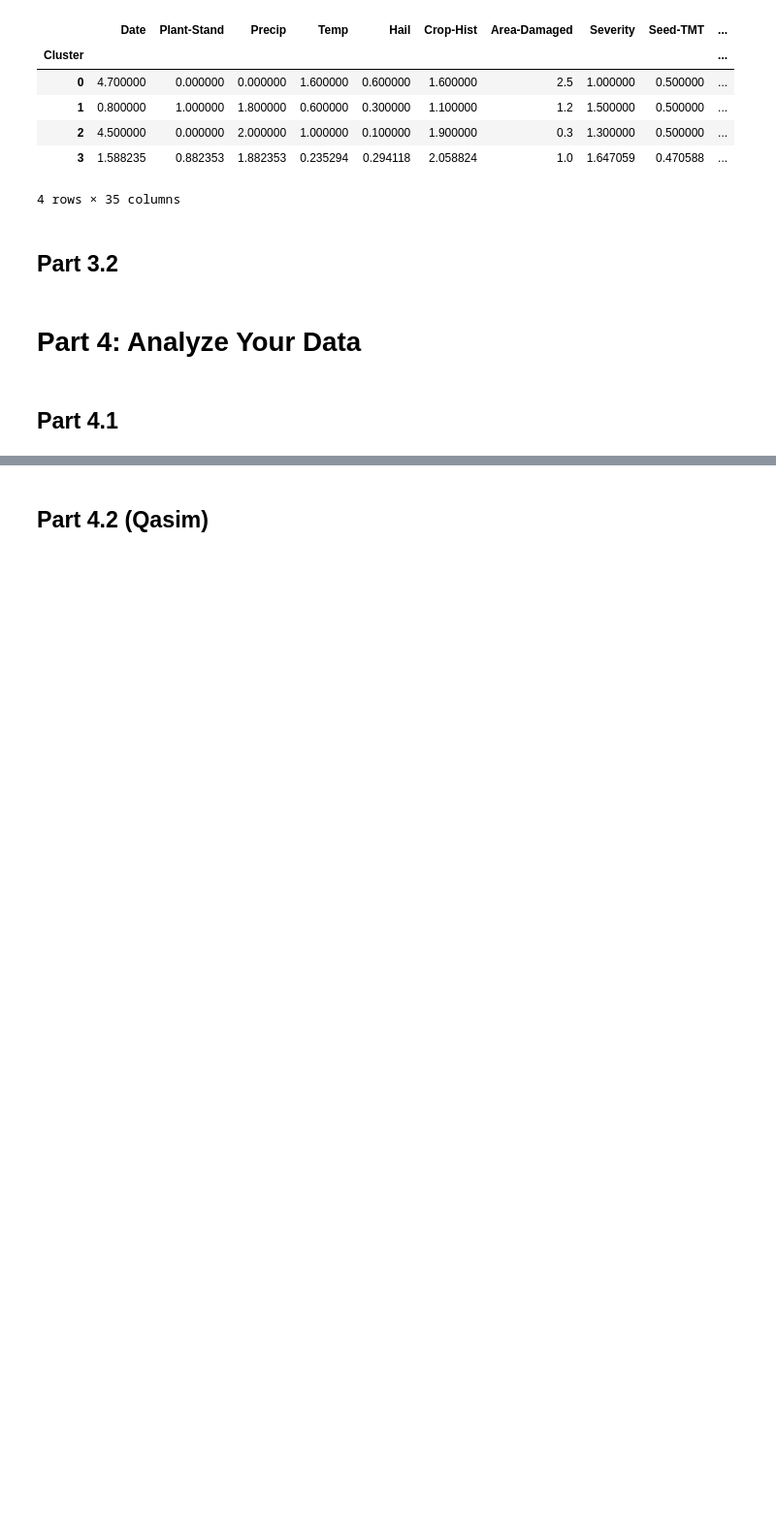
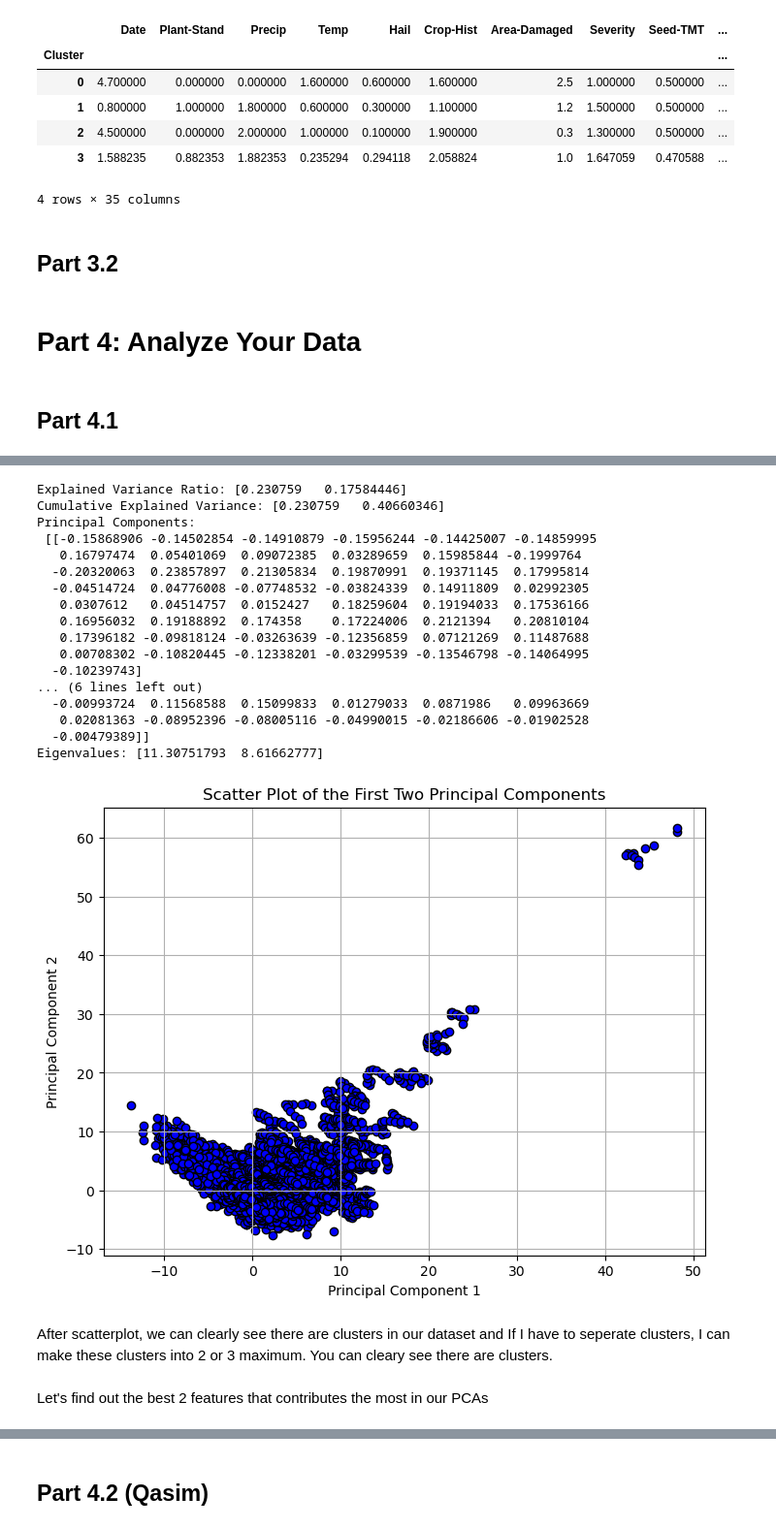
Before and after one commit to CategorIAN/CSCI_550_Project1, a Jupyter notebook: CSCI550MP1.ipynb, the cells around one changed output, grey strips where cells are left out. Shown at 97% size. Saved outputs shown, nothing was run; the diff lists cells and outputs as text; code cells hidden in the pictures; blank space fills up the shorter version.

```diff
--- a/CSCI550MP1.ipynb
+++ b/CSCI550MP1.ipynb
@@ -612,0 +658,71 @@ Iteration Number 5
+# %%
+import numpy as np
+from sklearn.decomposition import PCA
+from sklearn.preprocessing import StandardScaler
+import matplotlib.pyplot as plt
+
+
+# Sample data (replace with your dataset)
+
+# Standardize the data (important for PCA)
+scaler = StandardScaler()
+scaled_data = scaler.fit_transform(childcare_costs)
+
+# Create a PCA instance and specify the number of components you want to retain
+n_components = 2  # Adjust the number of components as needed
+pca = PCA(n_components=n_components)
+
+# Fit the PCA model to the data
+pca.fit(scaled_data)
+
+# Transform the data to the first 'n_components' principal components
+transformed_data = pca.transform(scaled_data)
+
+# Explained variance ratio (proportion of variance explained by each component)
+explained_variance_ratio = pca.explained_variance_ratio_
+print("Explained Variance Ratio:", explained_variance_ratio)
+
+# Cumulative explained variance
+cumulative_variance = np.cumsum(explained_variance_ratio)
+print("Cumulative Explained Variance:", cumulative_variance)
+
+# Access the principal components themselves
+principal_components = pca.components_
+print("Principal Components:\n", principal_components)
+
+# Access the eigenvalues (explained variance) of each component
+eigenvalues = pca.explained_variance_
+print("Eigenvalues:", eigenvalues)
+
+
+# Scatter plot of the two principal components
+plt.figure(figsize=(8, 6))
+plt.scatter(transformed_data[:, 0], transformed_data[:, 1], c='b', marker='o', edgecolors='k')
+plt.title('Scatter Plot of the First Two Principal Components')
+plt.xlabel('Principal Component 1')
+plt.ylabel('Principal Component 2')
+plt.grid(True)
+plt.show()
+# %% [output]
+Explained Variance Ratio: [0.230759   0.17584446]
+Cumulative Explained Variance: [0.230759   0.40660346]
+Principal Components:
+ [[-0.15868906 -0.14502854 -0.14910879 -0.15956244 -0.14425007 -0.14859995
+   0.16797474  0.05401069  0.09072385  0.03289659  0.15985844 -0.1999764
+  -0.20320063  0.23857897  0.21305834  0.19870991  0.19371145  0.17995814
+  -0.04514724  0.04776008 -0.07748532 -0.03824339  0.14911809  0.02992305
+   0.0307612   0.04514757  0.0152427   0.18259604  0.19194033  0.17536166
+   0.16956032  0.19188892  0.174358    0.17224006  0.2121394   0.20810104
+   0.17396182 -0.09818124 -0.03263639 -0.12356859  0.07121269  0.11487688
+   0.00708302 -0.10820445 -0.12338201 -0.03299539 -0.13546798 -0.14064995
+  -0.10239743]
+... (6 lines left out)
+  -0.00993724  0.11568588  0.15099833  0.01279033  0.0871986   0.09963669
+   0.02081363 -0.08952396 -0.08005116 -0.04990015 -0.02186606 -0.01902528
+  -0.00479389]]
+Eigenvalues: [11.30751793  8.61662777]
+[figure, added]
+# %% [markdown]
+After scatterplot, we can clearly see there are clusters in our dataset and If I have to seperate clusters, I can make these clusters into 2 or 3 maximum. You can cleary see there are clusters.
+# %% [markdown]
+Let's find out the best 2 features that contributes the most in our PCAs
```
Also changed, not shown: parts of 12 cells of this notebook.
